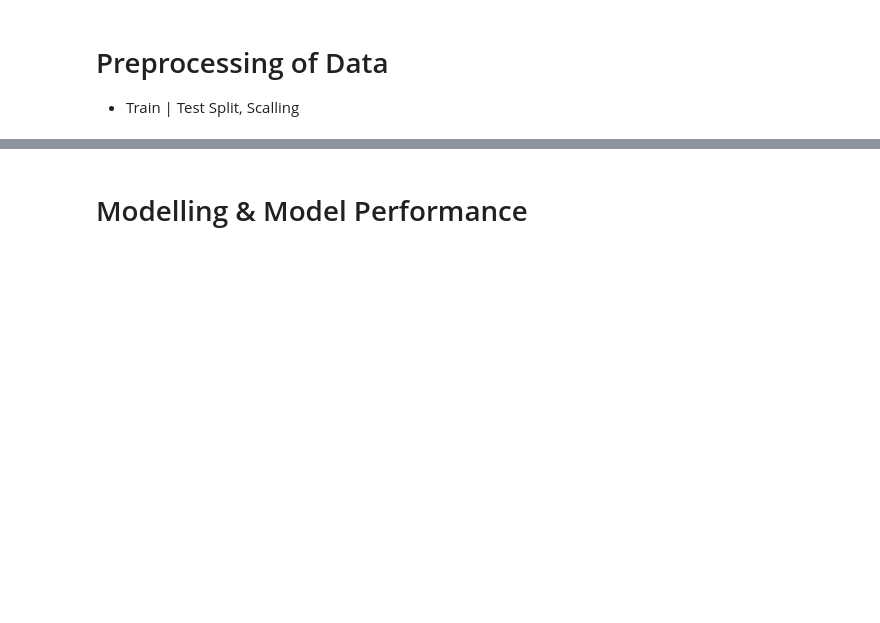
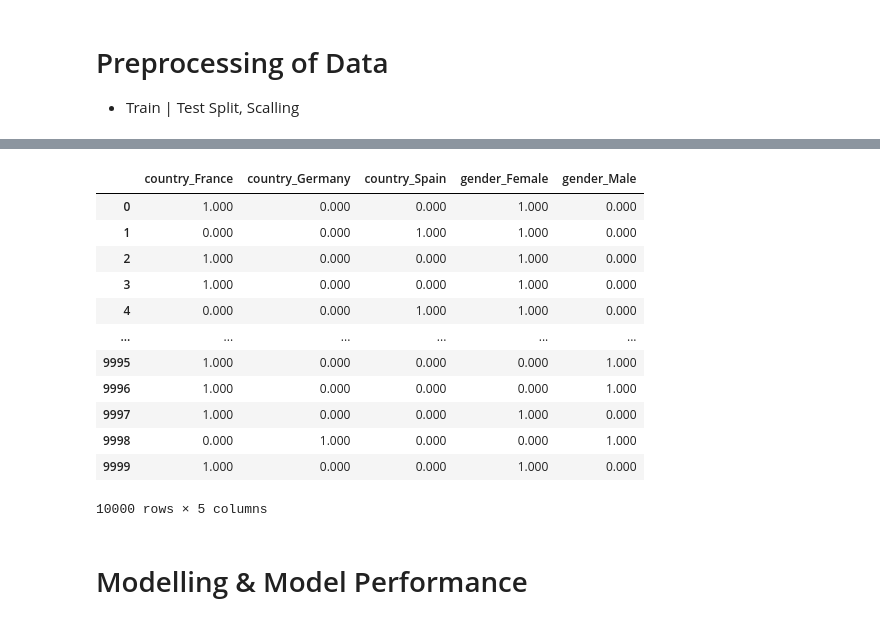
Before and after one commit to iceyisaak/dl_assignment-1, a Jupyter notebook: DL-Assignment-1 (Classification with ANN-Churn Prediction)-Student.ipynb, the cells around one changed output, grey strips where cells are left out. Cells and saved outputs as stored; diff of their text form; code cells hidden in the pictures; blank space fills up the shorter version.

Commit message:
Encoding Data

```diff
--- a/DL-Assignment-1 (Classification with ANN-Churn Prediction)-Student.ipynb
+++ b/DL-Assignment-1 (Classification with ANN-Churn Prediction)-Student.ipynb
@@ -362,12 +428,26 @@ from sklearn.preprocessing import OneHotEncoder
 # %%
 # Encode Data
 # One-hot encoding
-encoder = OneHotEncoder()
-encoded_data = encoder.fit_transform(df[['country']])
+encoder = OneHotEncoder(sparse_output=False)
+encoded_data = encoder.fit_transform(df[['country', 'gender']])
 
 # Convert to DataFrame for better readability
-encoded_df = pd.DataFrame(encoded_data, columns=encoder.get_feature_names_out(['country']))
-print(encoded_df)
+encoded_df = pd.DataFrame(encoded_data, columns=encoder.get_feature_names_out(['country', 'gender']))
+encoded_df
+# %% [output]
+|  | country_France | country_Germany | country_Spain | gender_Female | gender_Male |
+| 0 | 1.000 | 0.000 | 0.000 | 1.000 | 0.000 |
+| 1 | 0.000 | 0.000 | 1.000 | 1.000 | 0.000 |
+| 2 | 1.000 | 0.000 | 0.000 | 1.000 | 0.000 |
+| 3 | 1.000 | 0.000 | 0.000 | 1.000 | 0.000 |
+| 4 | 0.000 | 0.000 | 1.000 | 1.000 | 0.000 |
+| ... | ... | ... | ... | ... | ... |
+| 9995 | 1.000 | 0.000 | 0.000 | 0.000 | 1.000 |
+| 9996 | 1.000 | 0.000 | 0.000 | 0.000 | 1.000 |
+| 9997 | 1.000 | 0.000 | 0.000 | 1.000 | 0.000 |
+| 9998 | 0.000 | 1.000 | 0.000 | 0.000 | 1.000 |
+| 9999 | 1.000 | 0.000 | 0.000 | 1.000 | 0.000 |
+10000 rows × 5 columns
 # %%
 # Scale Data
 # %% [markdown]
```
Also changed, not shown: parts of 5 cells of this notebook.
